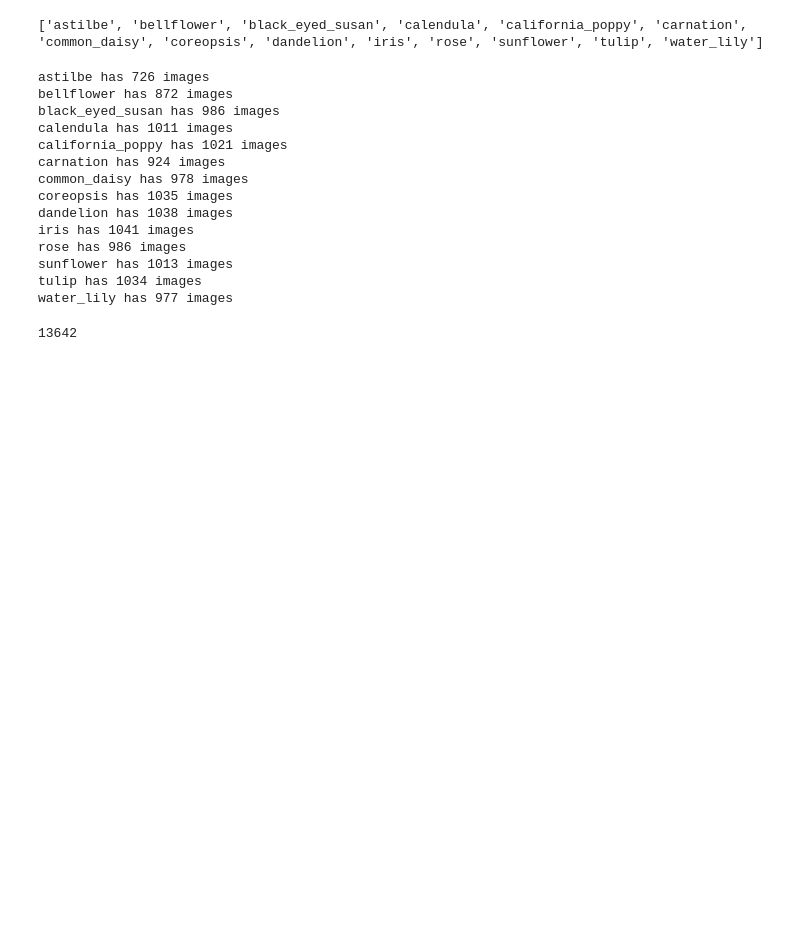
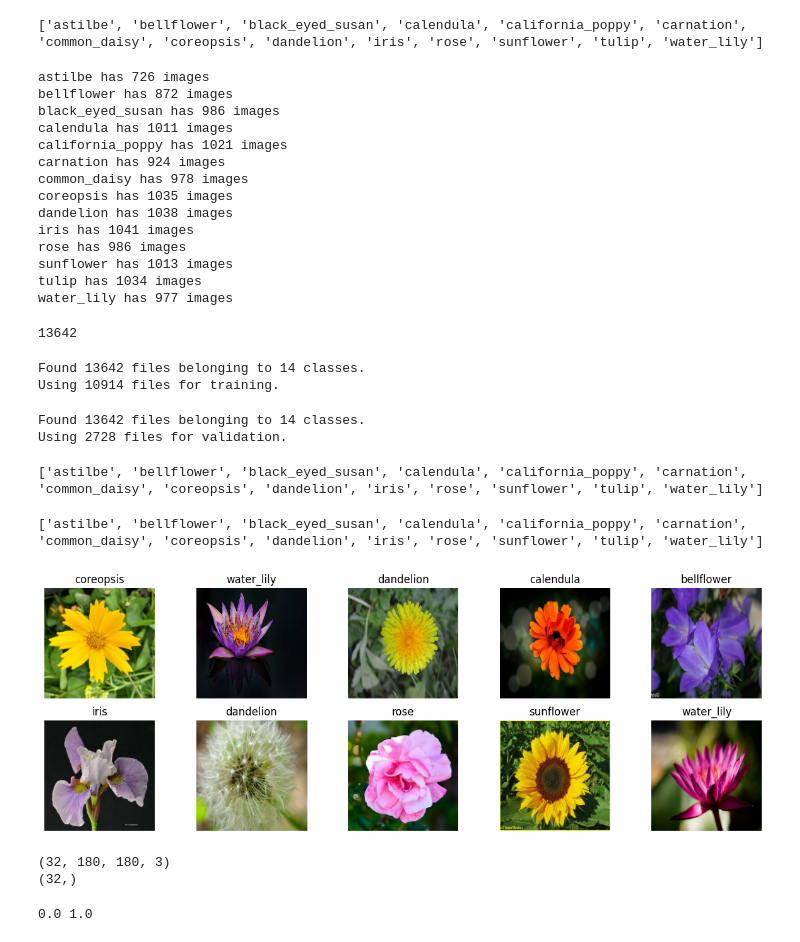
Before and after one commit to nuwanchandima/flower_classification, a Jupyter notebook: flower classification.ipynb, the cells around one changed output. Cells and saved outputs as stored; diff of their text form; code cells hidden in the pictures; blank space fills up the shorter version.

Commit message:
add image classification code

```diff
--- a/flower classification.ipynb
+++ b/flower classification.ipynb
@@ -37,3 +37,38 @@ water_lily has 977 images
 print(images_count)
 # %% [output]
 13642
+# %%
+base_directory='data/'
+img_height = 180
+img_width = 180
+batch_size = 32
+# %%
+train_ds=tf.keras.utils.image_dataset_from_directory(base_directory,
+                                                          seed=123,
+                                                          validation_split=0.2,
+                                                          subset='training',
+                                                          batch_size=batch_size,
+                                                          image_size=(img_height,img_width))
+# %% [output]
+Found 13642 files belonging to 14 classes.
+Using 10914 files for training.
+# %%
+val_ds=tf.keras.utils.image_dataset_from_directory(base_directory,
+                                                          seed=123,
+                                                          validation_split=0.2,
+                                                          subset='validation',
+                                                          batch_size=batch_size,
+                                                          image_size=(img_height,img_width))
+# %% [output]
+Found 13642 files belonging to 14 classes.
+Using 2728 files for validation.
+# %%
+class_names = train_ds.class_names
+print(class_names)
+# %% [output]
+['astilbe', 'bellflower', 'black_eyed_susan', 'calendula', 'california_poppy', 'carnation', 'common_daisy', 'coreopsis', 'dandelion', 'iris', 'rose', 'sunflower', 'tulip', 'water_lily']
+# %%
+class_names = val_ds.class_names
+print(class_names)
+# %% [output]
+['astilbe', 'bellflower', 'black_eyed_susan', 'calendula', 'california_poppy', 'carnation', 'common_daisy', 'coreopsis', 'dandelion', 'iris', 'rose', 'sunflower', 'tulip', 'water_lily']
@@ -39,0 +77,18 @@ print(images_count)
+# %%
+plt.figure(figsize=(15, 5))
+for images, labels in train_ds.take(1):
+  for i in range(10):
+    ax = plt.subplot(2, 5, i + 1)
+    plt.imshow(images[i].numpy().astype("uint8"))
+    plt.title(class_names[labels[i]])
+    plt.axis("off")
+# %% [output]
+[figure, added]
+# %%
+for image_batch, labels_batch in train_ds:
+  print(image_batch.shape)
+  print(labels_batch.shape)
+  break
+# %% [output]
+(32, 180, 180, 3)
+(32,)
@@ -39,0 +102,8 @@ print(images_count)
+# %%
+normalized_ds = train_ds.map(lambda x, y: (normalization_layer(x), y))
+image_batch, labels_batch = next(iter(normalized_ds))
+first_image = image_batch[0]
+# Notice the pixel values are now in `[0,1]`.
+print(np.min(first_image), np.max(first_image))
+# %% [output]
+0.0 1.0
```
Also changed, not shown: parts of 18 cells of this notebook, 4 other files.
